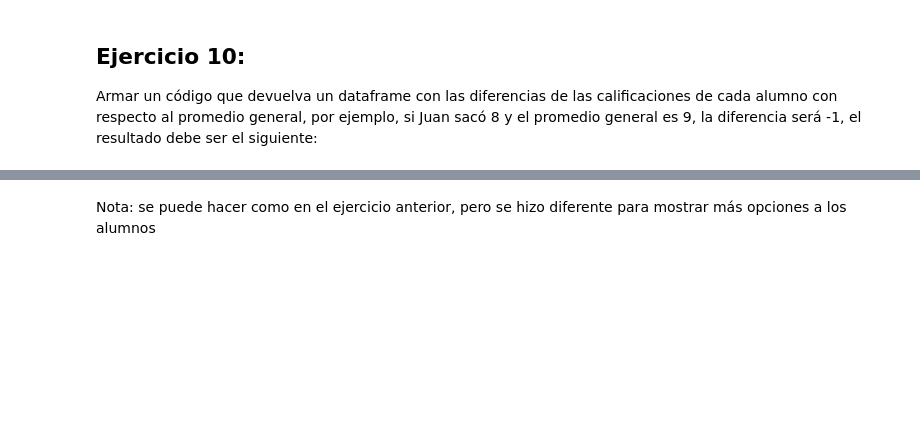
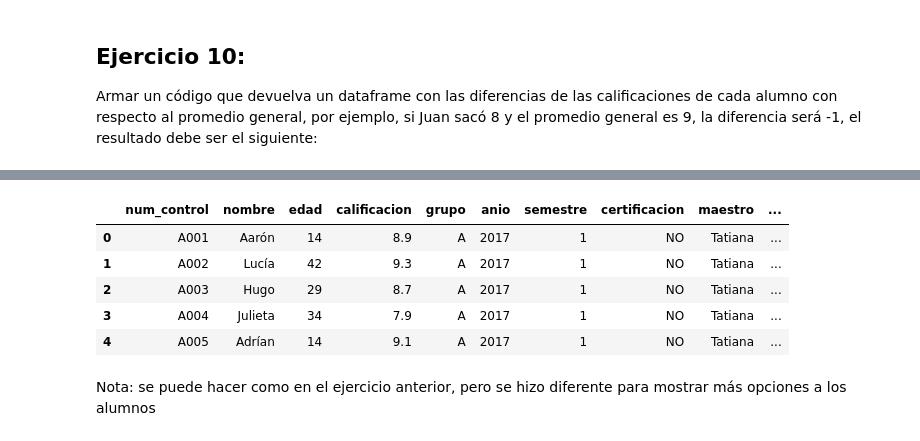
Before and after one commit to alcazarpedro/project_numpy_pandas, a Jupyter notebook: pandas_dtascience/6_Proyecto final/Proyecto Final 24 Ejercicios.ipynb, the cells around one changed output, grey strips where cells are left out. Drawn from its saved outputs; the diff is of its cells as text; code cells hidden in the pictures; blank space fills up the shorter version.

```diff
--- a/pandas_dtascience/6_Proyecto final/Proyecto Final 24 Ejercicios.ipynb
+++ b/pandas_dtascience/6_Proyecto final/Proyecto Final 24 Ejercicios.ipynb
@@ -257,3 +276,12 @@ Armar un código que devuelva un dataframe con las diferencias de las calificaci
+# %%
+historico.head(5)
+# %% [output]
+|  | num_control | nombre | edad | calificacion | grupo | anio | semestre | certificacion | maestro | ... |
+| 0 | A001 | Aarón | 14 | 8.9 | A | 2017 | 1 | NO | Tatiana | ... |
+| 1 | A002 | Lucía | 42 | 9.3 | A | 2017 | 1 | NO | Tatiana | ... |
+| 2 | A003 | Hugo | 29 | 8.7 | A | 2017 | 1 | NO | Tatiana | ... |
+| 3 | A004 | Julieta | 34 | 7.9 | A | 2017 | 1 | NO | Tatiana | ... |
+| 4 | A005 | Adrían | 14 | 9.1 | A | 2017 | 1 | NO | Tatiana | ... |
 # %% [markdown]
 Nota: se puede hacer como en el ejercicio anterior, pero se hizo diferente para mostrar más opciones a los alumnos
 # %% [markdown]
```
Also changed, not shown: parts of 6 cells of this notebook.
